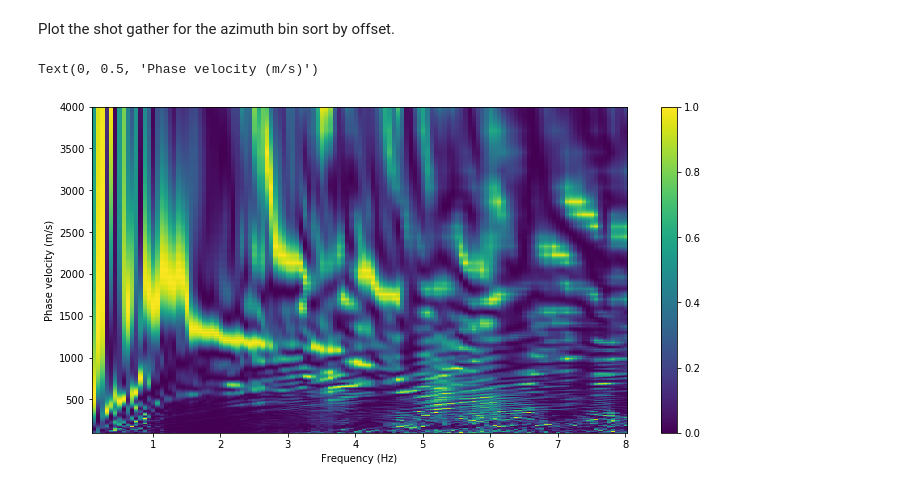
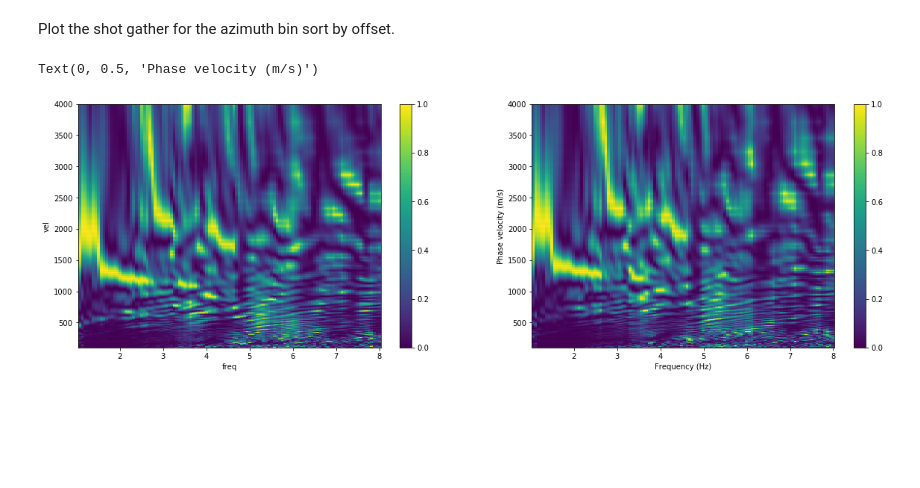
Before and after one commit to Ivanjav/SW_Inversion_3D_Data, a Jupyter notebook: Preproceso.ipynb, the cells around one changed output. Drawn from its saved outputs; the diff is of its cells as text; code cells hidden in the pictures; blank space fills up the shorter version.

```diff
--- a/Preproceso.ipynb
+++ b/Preproceso.ipynb
@@ -89,7 +89,7 @@ with open('inter_topo.pkl', 'rb') as f:
      rbf = pickle.load(f)
 x_pts=sou_rec_pos[['SourceX_new','ReceiverX']].to_numpy().astype('f')
 y_pts=sou_rec_pos[['SourceY_new','ReceiverY']].to_numpy().astype('f')
-xt = np.transpose(np.linspace(x_pts[:,0],x_pts[:,1],10))
-yt = np.transpose(np.linspace(y_pts[:,0],y_pts[:,1],10))
+xt = np.transpose(np.linspace(x_pts[:,0],x_pts[:,1],20))
+yt = np.transpose(np.linspace(y_pts[:,0],y_pts[:,1],20))
 np.shape(xt)
 # %% [output]
@@ -227,5 +189,7 @@ Coordinates:
 # %%
-plt.rcParams['figure.figsize'] = [12, 6]
-data_offset.plot.imshow('offset','time',cmap='gray', vmin=-1000, vmax=1000, origin='upper')
+plt.rcParams['figure.figsize'] = [15, 6]
+fig, axs = plt.subplots(1,2)
+data_offset.plot.imshow('offset','time',cmap='gray', vmin=-1000, vmax=1000, origin='upper', ax=axs[0])
+data_geodesic.plot.imshow('geodesic','time',cmap='gray', vmin=-1000, vmax=1000, origin='upper', ax=axs[1])
 # %% [output]
 <matplotlib.image.AxesImage at 0x...>
@@ -235,17 +242,23 @@ Plot the shot gather for the azimuth bin sort by offset.
 # %%
 import masw_functions as mf
 vmin=100.0
 vmax=4001.0
-fmin=0.1
+fmin=1.0
 fmax=8.0
 pstep=2e-5
 Nf=8001
 v=np.arange(vmin,vmax)
-D=mf.DispersionSpectrum(data_offset,v,fmin,fmax,Nf,pstep)
-plt.rcParams['figure.figsize'] = [12, 6]
-D.plot.imshow(D.dims[1],D.dims[0],cmap='viridis', origin='lower')
+D_offset=mf.DispersionSpectrum(data_offset,v,fmin,fmax,Nf,pstep)
+D_geodesic=mf.DispersionSpectrum(data_geodesic,v,fmin,fmax,Nf,pstep)
+#D_geodesic=D_offset-D_geodesic
+plt.rcParams['figure.figsize'] = [20, 6]
+fig, axs = plt.subplots(1,2)
+D_offset.plot.imshow(D_offset.dims[1],D_offset.dims[0],cmap='viridis', origin='lower', ax=axs[0])
 plt.xlabel("Frequency (Hz)")
 plt.ylabel("Phase velocity (m/s)")
+D_geodesic.plot.imshow(D_geodesic.dims[1],D_geodesic.dims[0],cmap='viridis', origin='lower', ax=axs[1])
+plt.xlabel("Frequency (Hz)")
+plt.ylabel("Phase velocity (m/s)")
 # %% [output]
 Text(0, 0.5, 'Phase velocity (m/s)')
-[figure, old version]
+[figure, new version]
```
Also changed, not shown: parts of 13 cells of this notebook, 5 other files.
